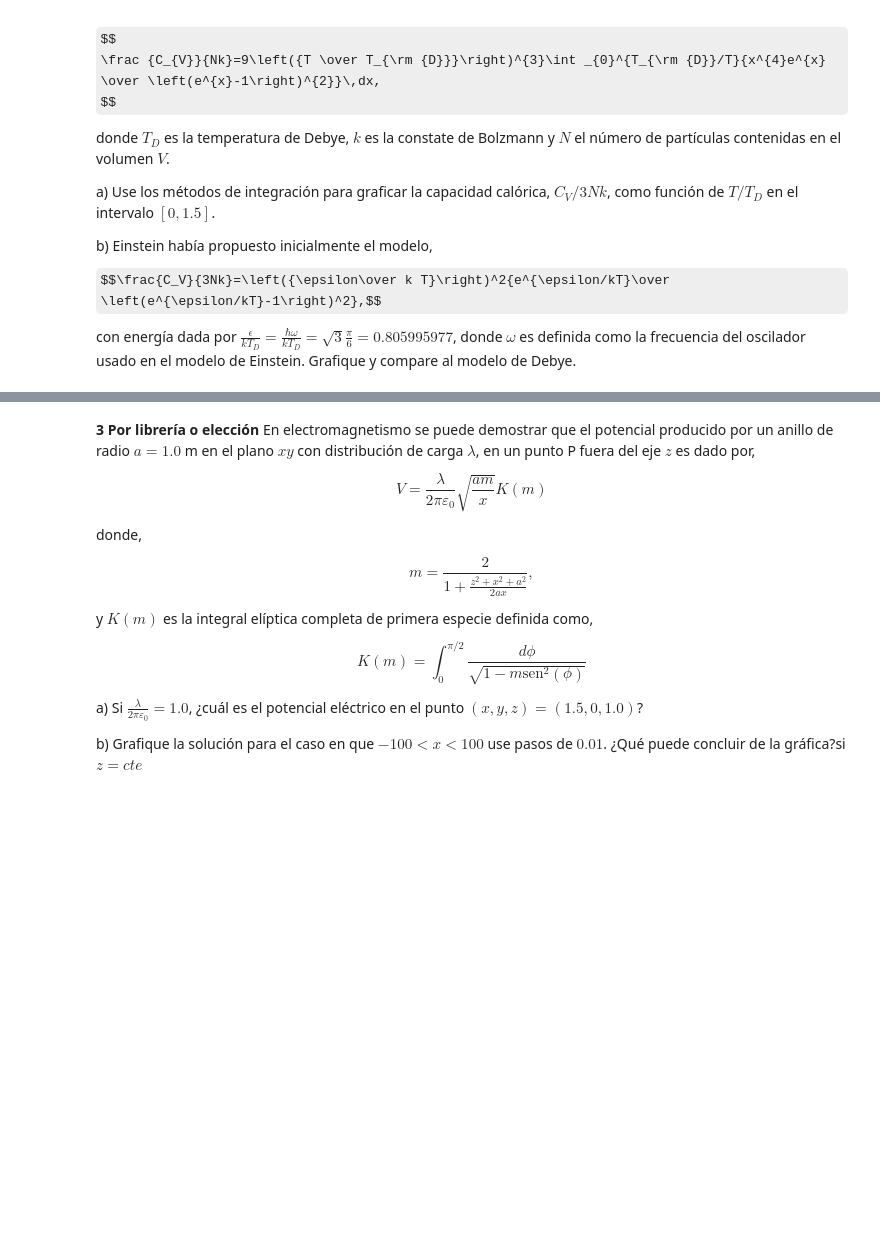
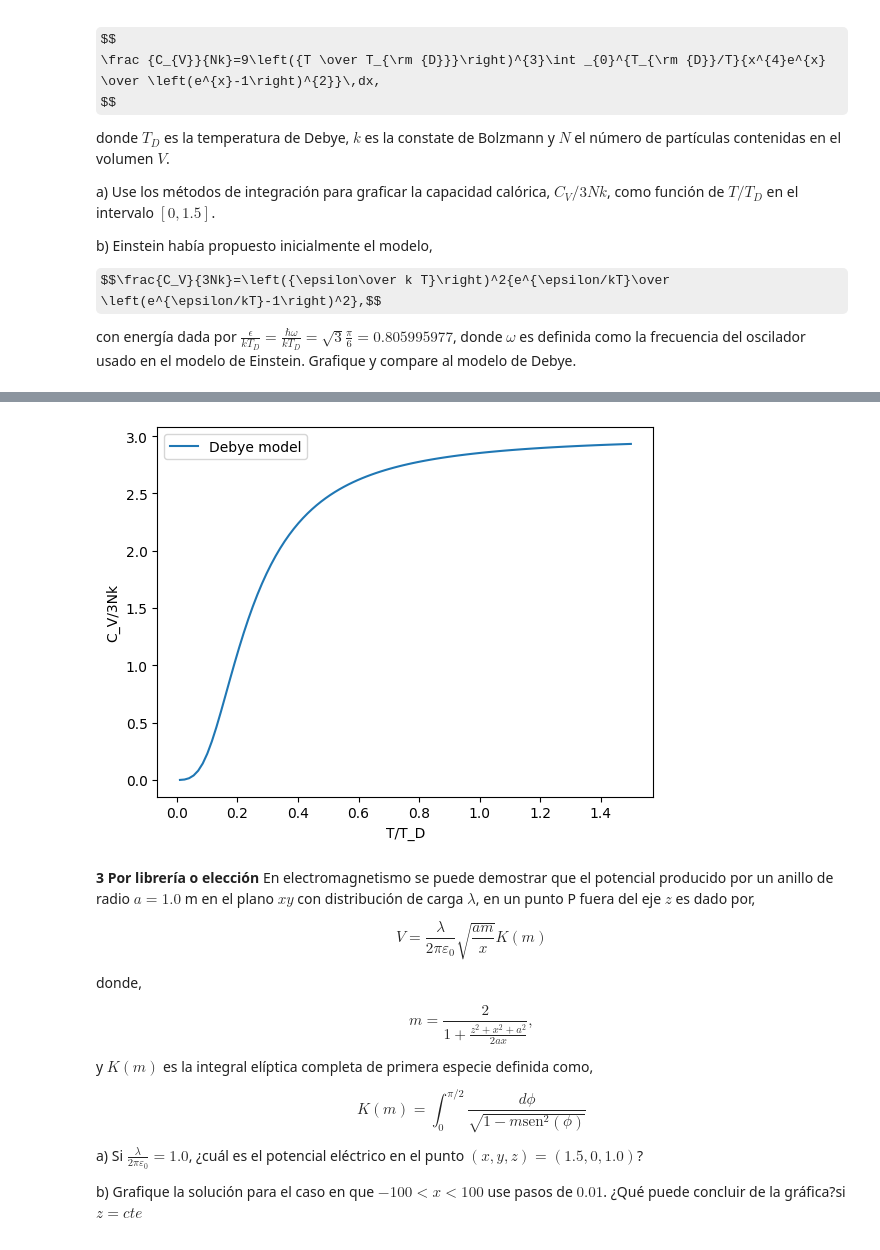
Before and after one commit to estivengrx/computational_methods_physics_astronomy, a Jupyter notebook: Workshops/Taller_05_EstivenCastrillon.ipynb, the cells around one changed output, grey strips where cells are left out. Saved outputs shown, nothing was run; the diff lists cells and outputs as text; code cells hidden in the pictures; some formulas as TeX source; blank space fills up the shorter version.

```diff
--- a/Workshops/Taller_05_EstivenCastrillon.ipynb
+++ b/Workshops/Taller_05_EstivenCastrillon.ipynb
@@ -42,3 +157,47 @@ Grafique y compare al modelo de Debye.
+# %%
+import numpy as np
+import matplotlib.pyplot as plt
+
+# Constants
+k_B = 1.38e-23  # Boltzmann constant
+hbar = 1.054e-34  # Reduced Planck's constant
+omega = np.sqrt(3) * np.pi / 6
+epsilon = hbar * omega
+
+# Debye model function
+def debye_integrand(x):
+    return x**4 * np.exp(x) / (np.exp(x) - 1)**2
+
+def simpsons_three_eighths_rule(func, a, b, n):
+    h = (b - a) / n
+    integral = func(a) + func(b)
+
+    for i in range(1, n):
+        if i % 3 == 0:
+            integral += 2 * func(a + i * h)
+        else:
+            integral += 3 * func(a + i * h)
+
+    return 3 * h * integral / 8
+
+def debye_model(T_ratio, n=1000):
+    integral = simpsons_three_eighths_rule(debye_integrand, 0.01, 1/T_ratio, n)
+    return 9 * T_ratio**3 * integral
+
+# Temperature ratios
+T_ratios = np.linspace(0.01, 1.5, 100)  # Start from 0.01 to avoid division by zero
+
+# Calculate heat capacities
+Cv_debye = np.array([debye_model(T_ratio) for T_ratio in T_ratios])
+
+# Plot
+plt.plot(T_ratios, Cv_debye, label='Debye model')
+plt.xlabel('T/T_D')
+plt.ylabel('C_V/3Nk')
+plt.legend()
+plt.show()
+# %% [output]
+[figure, added]
 # %% [markdown]
 **3** **Por librería o elección** En electromagnetismo se puede demostrar que el potencial producido por un anillo de radio $a=1.0$ m en el plano $xy$ con distribución de carga $\lambda$, en un punto P fuera del eje $z$ es dado por,
 
```
Also changed, not shown: parts of 4 cells of this notebook.
